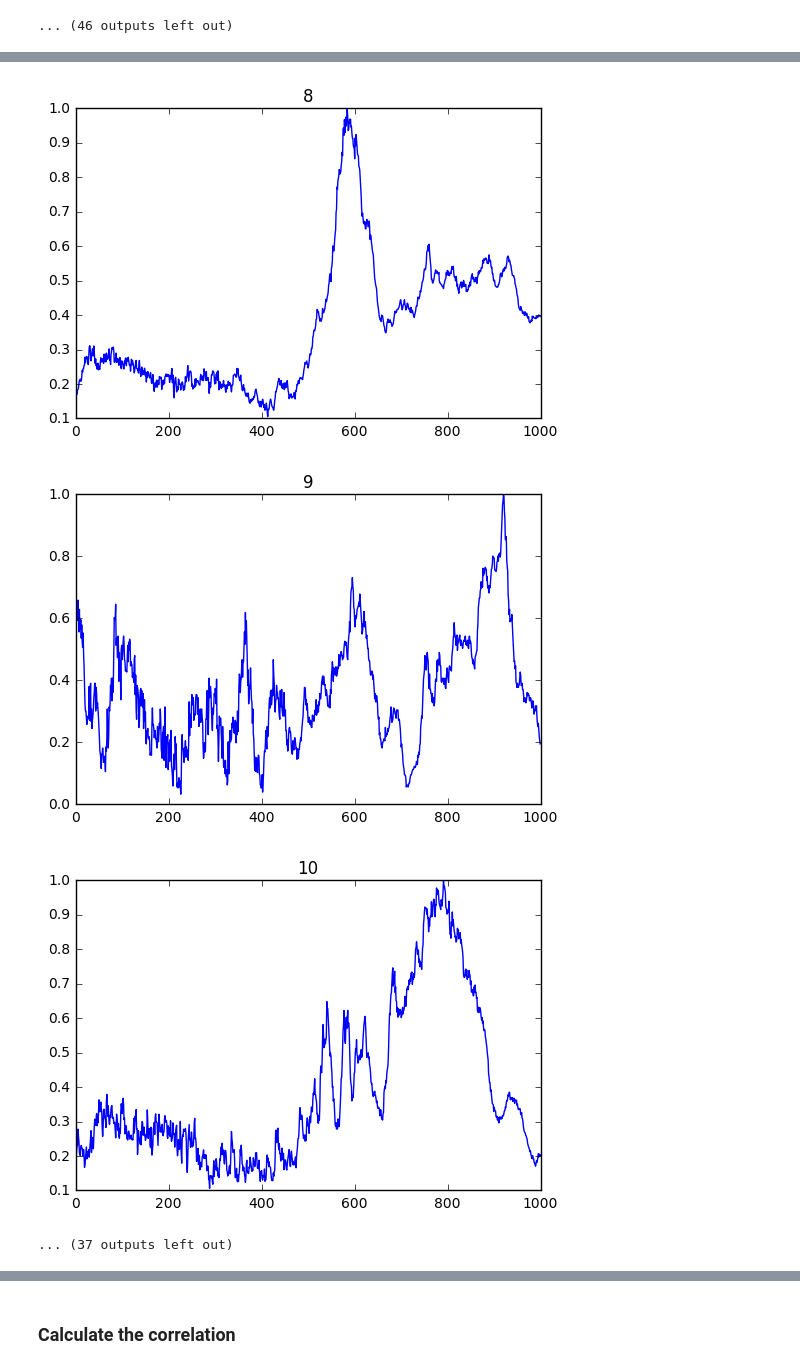
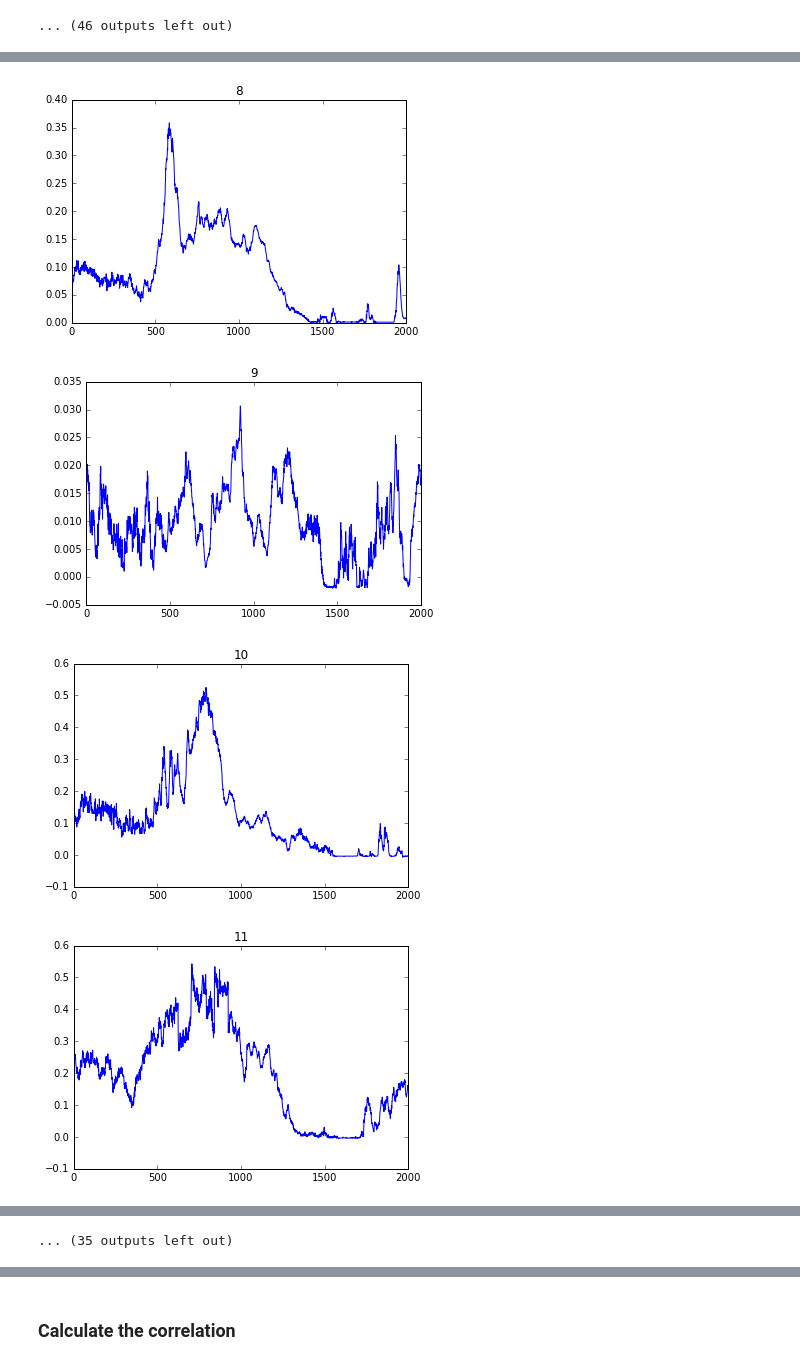
Before and after one commit to zyj0704033/Voltage_Control, a Jupyter notebook: data_mining/Untitled.ipynb, the cells around one changed output, grey strips where cells are left out. Cells and saved outputs as stored; diff of their text form; code cells hidden in the pictures.

```diff
--- a/data_mining/Untitled.ipynb
+++ b/data_mining/Untitled.ipynb
@@ -156,9 +176,8 @@ plt.show()
 # %%
-numtoplot = 1000
+%matplotlib inline
+numtoplot = 2000
 for i in range(len(l)):
-    print(i)
     plt.figure()
-    plt.plot(range(len(npc[:numtoplot,i+1])),npc[:numtoplot,i+1]/npc[:numtoplot,i+1].max())
+    plt.plot(range(len(npc[:numtoplot,i+1])),npc[:numtoplot,i+1]/l_capacity[i])
     plt.title(str(l[i]))
-plt.show()
 # %% [output]
@@ -206,4 +191,4 @@ plt.show()
-[figure, old version]
+[figure, new version]
-[figure, old version]
+[figure, new version]
-[figure, old version]
+[figure, new version]
-... (37 outputs left out)
+[figure, added]
@@ -210,3 +196,4 @@ plt.show()
+... (35 outputs left out)
 # %%
 plt.plot(range(len(npc[:,0])),npc[:,0]-npc[0][0])
 plt.show()
```
Also changed, not shown: parts of 6 cells of this notebook.
